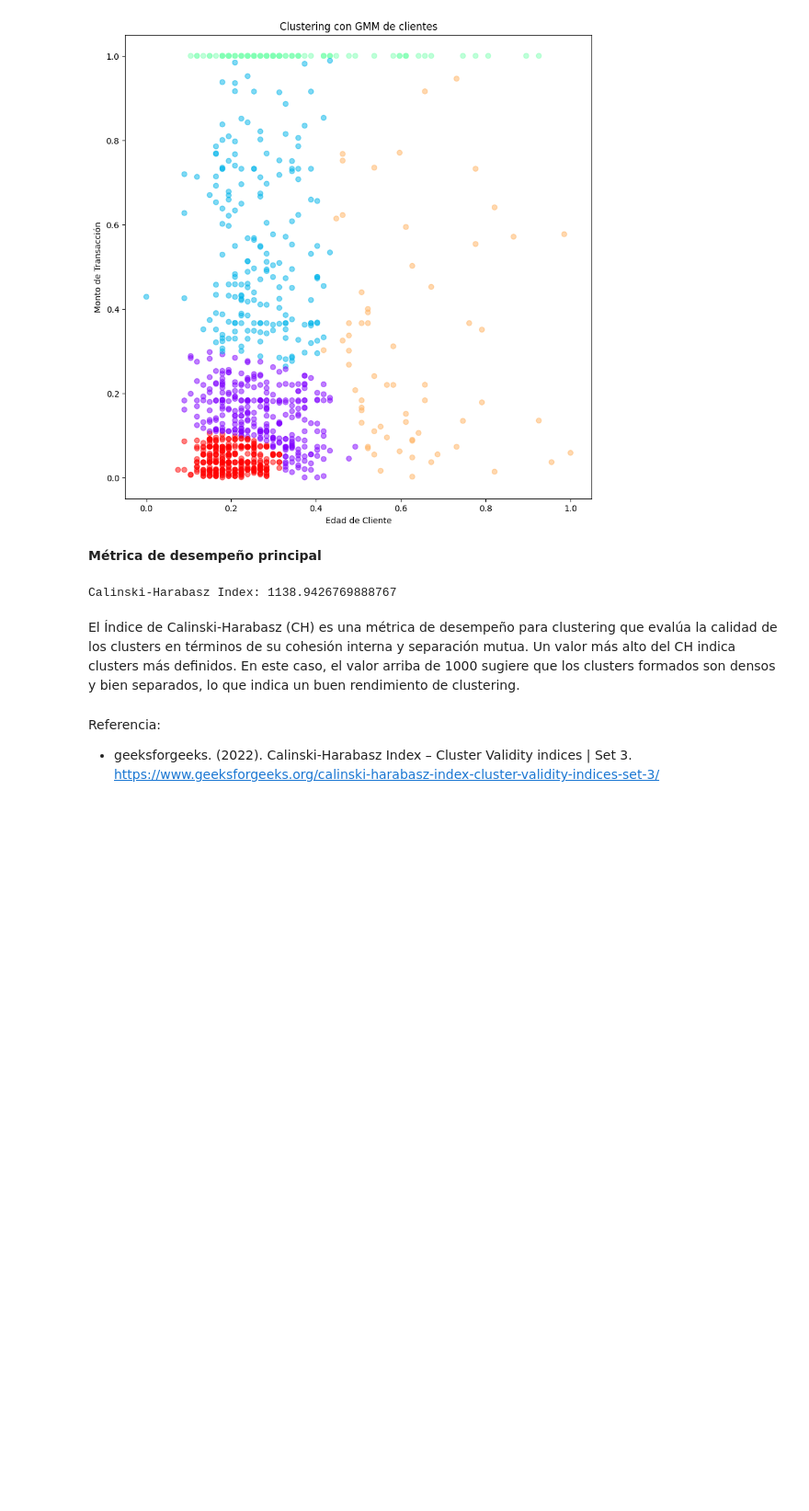
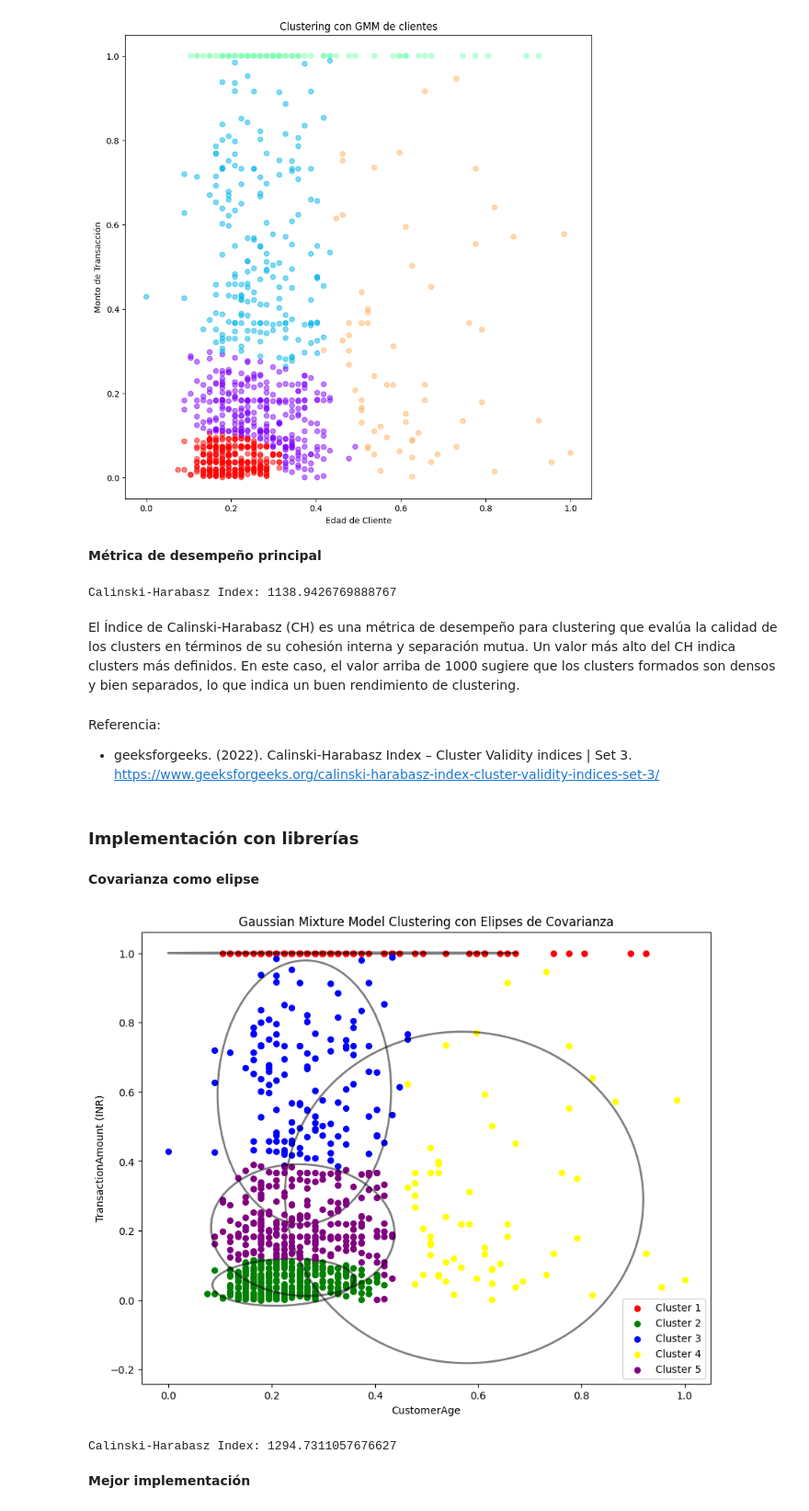
Before and after one commit to mariaRam2003/Laboratorio4_IA, a Jupyter notebook: Task 2.2 - GMM.ipynb, the cells around one changed output. Shown: that part at 92% size. Cells and saved outputs as stored; diff of their text form; code cells hidden in the pictures; blank space fills up the shorter version.

```diff
--- a/Task 2.2 - GMM.ipynb
+++ b/Task 2.2 - GMM.ipynb
@@ -500,3 +500,7 @@ El Índice de Calinski-Harabasz (CH) es una métrica de desempeño para clusteri
 # %% [markdown]
 Referencia:
 - geeksforgeeks. (2022). Calinski-Harabasz Index – Cluster Validity indices | Set 3. https://www.geeksforgeeks.org/calinski-harabasz-index-cluster-validity-indices-set-3/
+# %% [markdown]
+### Implementación con librerías
+# %% [markdown]
+**Covarianza como elipse**
@@ -502,0 +536,41 @@ Referencia:
+# %%
+gmm = GaussianMixture(n_components=5, covariance_type='full', random_state=42)
+gmm.fit(data)
+labels = gmm.predict(data)
+cluster_labels = gmm.predict(data)
+
+# Crear una figura para la visualización
+fig, ax = plt.subplots(figsize=(10, 8))
+
+
+# Asignar colores a cada cluster
+colors = np.array(['red', 'green', 'blue', 'yellow', 'purple'])
+
+# Graficar los datos, coloreando por etiqueta de cluster
+for i, (mean, covar) in enumerate(zip(gmm.means_, gmm.covariances_)):
+    # Filtrar datos por etiqueta de cluster para el color
+    data_cluster_i = data[cluster_labels == i]
+    ax.scatter(data_cluster_i[:, 0], data_cluster_i[:, 1], c=colors[i], s=30, label=f'Cluster {i+1}')
+
+    # Dibujar la elipse de covarianza
+    plot_cov_ellipse(covar, mean, nstd=2, ax=ax, edgecolor='black', linewidth=2, facecolor='none', alpha=0.5)
+
+
+
+# Etiquetar los ejes
+ax.set_xlabel('Edad de cliente')
+ax.set_ylabel('Monto de transacción en rupias')
+ax.set_title('GMM Clustering con Elipses de Covarianza')
+ax.legend()
+
+plt.show()
+
+
+# Calcular Calinski-Harabasz Index
+calinski_harabasz = calinski_harabasz_score(data, cluster_labels)
+print(f"Calinski-Harabasz Index: {calinski_harabasz}")
+# %% [output]
+[figure, added]
+Calinski-Harabasz Index: 1294.7311057676627
+# %% [markdown]
+**Mejor implementación**
```
Also changed, not shown: parts of 4 cells of this notebook.
